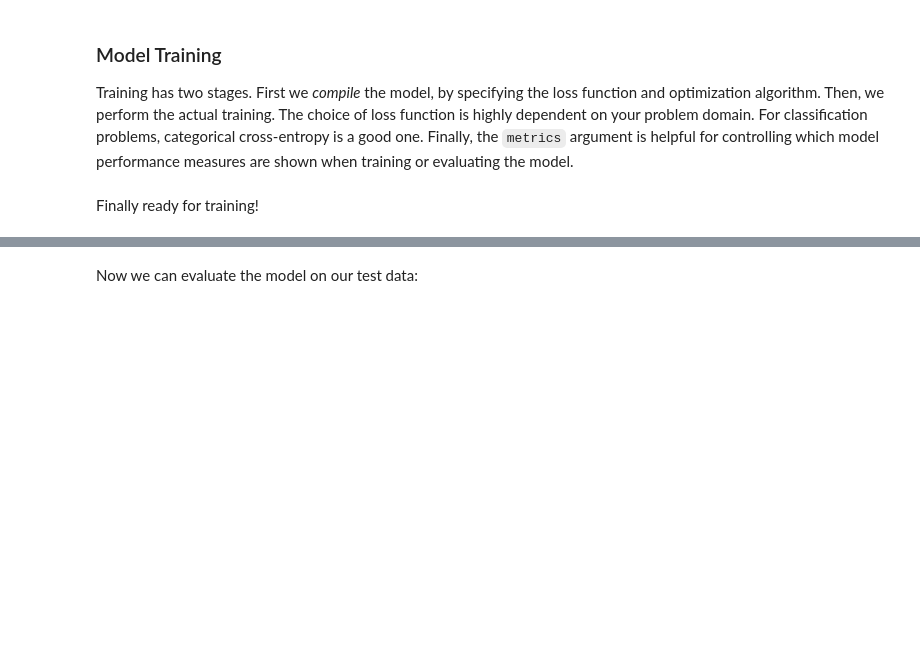
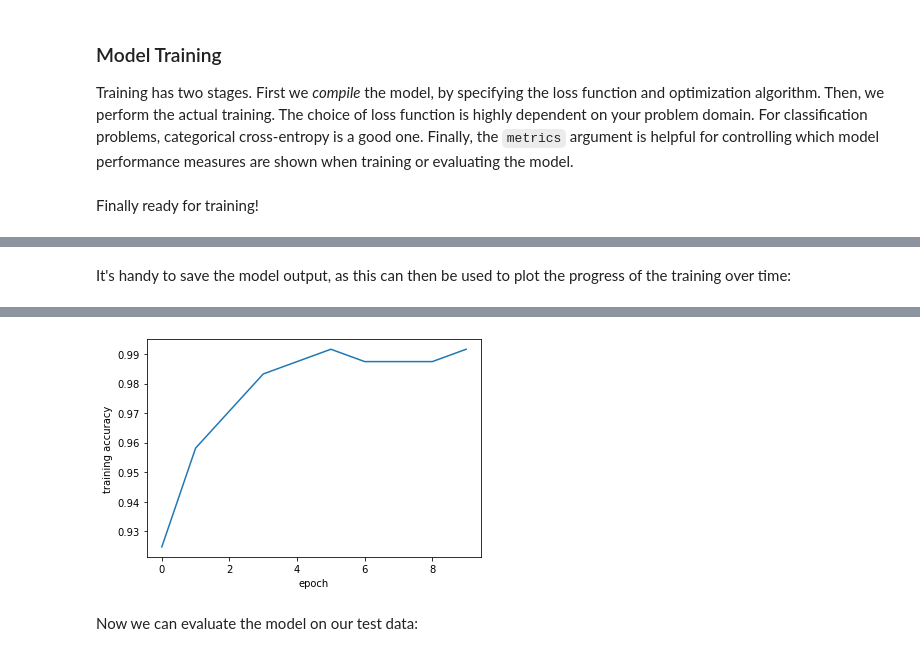
Before and after one commit to PhilChodrow/PIC16B, a Jupyter notebook: lectures/tf/tf-1.ipynb, the cells around one changed output, grey strips where cells are left out. Saved outputs shown, nothing was run; the diff lists cells and outputs as text; code cells hidden in the pictures; blank space fills up the shorter version.

```diff
--- a/lectures/tf/tf-1.ipynb
+++ b/lectures/tf/tf-1.ipynb
@@ -274,7 +274,7 @@ The simplest way to make a model is by using the `tf.keras.models.Sequential` AP
 Specifying the `input_shape` in the first layer is not actually necessary unless you want to see the `summary` below. Otherwise, the shape will be inferred the first time you fit the model.
 # %%
 model = tf.keras.models.Sequential([
-    layers.Dense(500, input_shape = (None, 3)),
+    layers.Dense(500, input_shape = (3,)),
     layers.Dense(500),
     layers.Dense(3)
 ])
@@ -340,5 +340,5 @@ model.compile(optimizer = "adam",
 # %% [markdown]
 Finally ready for training!
 # %%
-model.fit(X_train, y_train, epochs = 100, verbose=0)
+history = model.fit(X_train, y_train, epochs = 10, verbose=1)
 # %% [output]
@@ -347,0 +365,6 @@ WARNING:tensorflow:Model was constructed with shape (None, None, 3) for input Ke
+# %% [markdown]
+It's handy to save the model output, as this can then be used to plot the progress of the training over time:
+# %%
+plt.plot(history.history["accuracy"])
+plt.gca().set(xlabel = "epoch", ylabel = "training accuracy")
+# %% [output]
@@ -348,3 +372,4 @@ WARNING:tensorflow:Model was constructed with shape (None, None, 3) for input Ke
+[figure, added]
 # %% [markdown]
 Now we can evaluate the model on our test data:
 # %%
```
Also changed, not shown: parts of 19 cells of this notebook, 1 other file.
